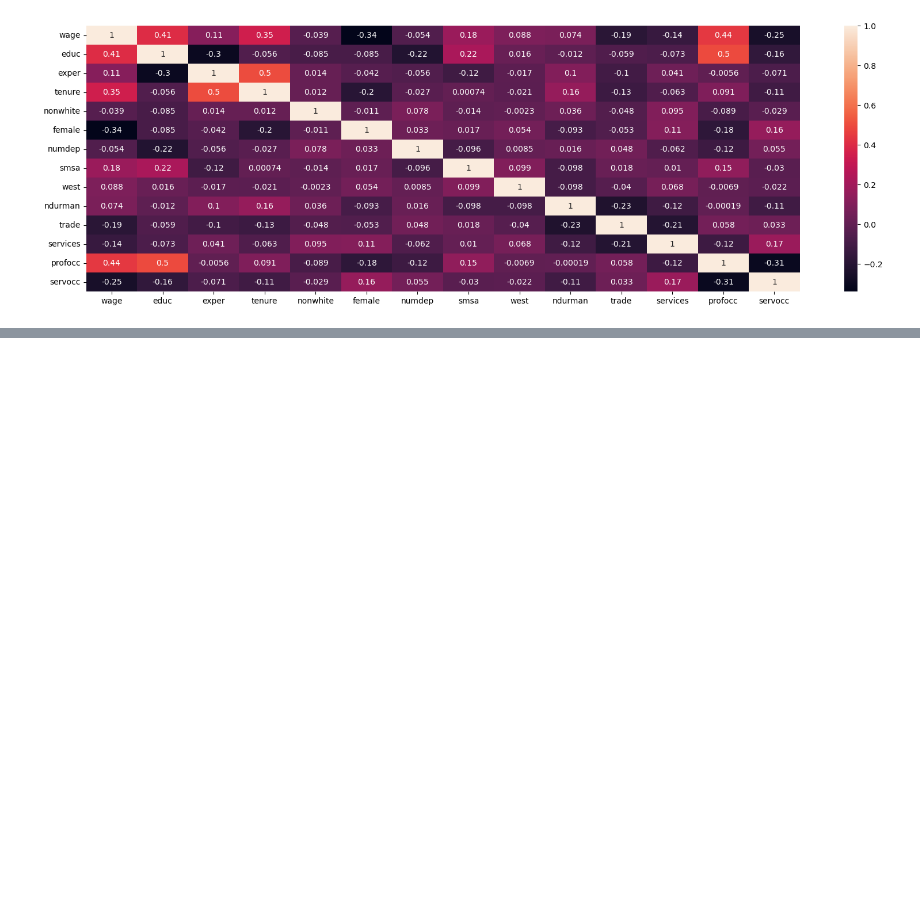
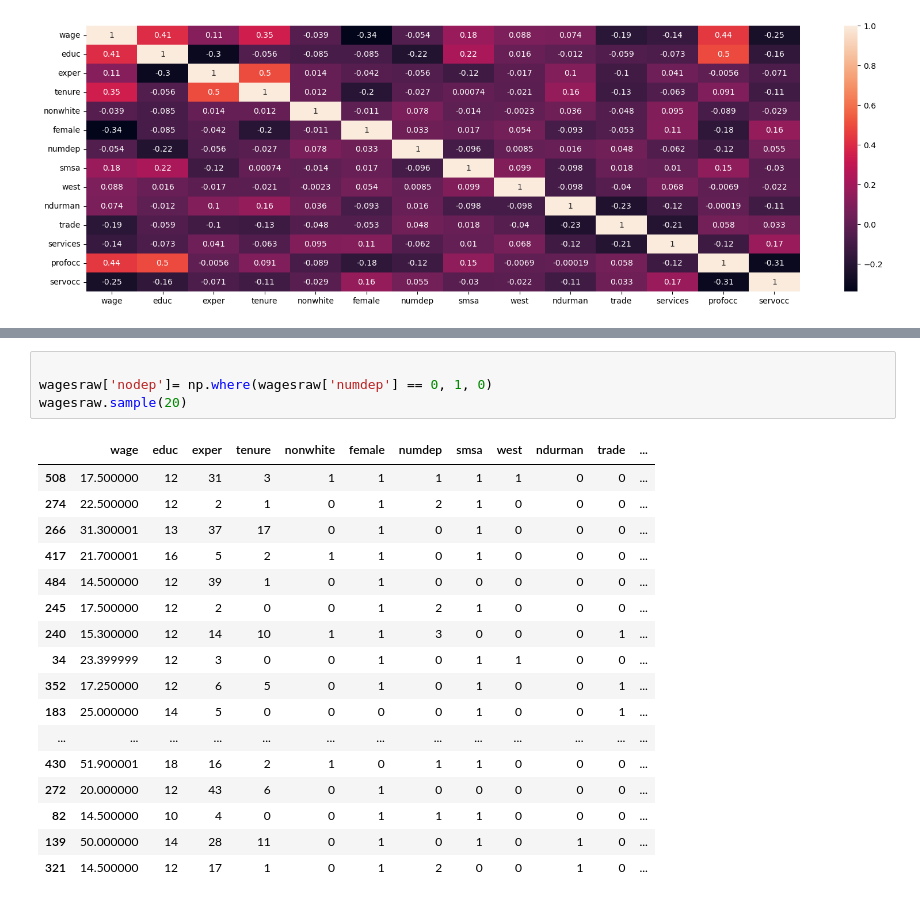
Before and after one commit to phrkyt/ImperialMBA_Regression, a Jupyter notebook: linear_regression.ipynb, the cells around one changed output, grey strips where cells are left out. Saved outputs shown, nothing was run; the diff lists cells and outputs as text; blank space fills up the shorter version.

```diff
--- a/linear_regression.ipynb
+++ b/linear_regression.ipynb
@@ -330,0 +647,22 @@ import scipy.stats
+# %%
+
+wagesraw['nodep']= np.where(wagesraw['numdep'] == 0, 1, 0)
+wagesraw.sample(20)
+# %% [output]
+|  | wage | educ | exper | tenure | nonwhite | female | numdep | smsa | west | ndurman | trade | ... |
+| 508 | 17.500000 | 12 | 31 | 3 | 1 | 1 | 1 | 1 | 1 | 0 | 0 | ... |
+| 274 | 22.500000 | 12 | 2 | 1 | 0 | 1 | 2 | 1 | 0 | 0 | 0 | ... |
+| 266 | 31.300001 | 13 | 37 | 17 | 0 | 1 | 0 | 1 | 0 | 0 | 0 | ... |
+| 417 | 21.700001 | 16 | 5 | 2 | 1 | 1 | 0 | 1 | 0 | 0 | 0 | ... |
+| 484 | 14.500000 | 12 | 39 | 1 | 0 | 1 | 0 | 0 | 0 | 0 | 0 | ... |
+| 245 | 17.500000 | 12 | 2 | 0 | 0 | 1 | 2 | 1 | 0 | 0 | 0 | ... |
+| 240 | 15.300000 | 12 | 14 | 10 | 1 | 1 | 3 | 0 | 0 | 0 | 1 | ... |
+| 34 | 23.399999 | 12 | 3 | 0 | 0 | 1 | 0 | 1 | 1 | 0 | 0 | ... |
+| 352 | 17.250000 | 12 | 6 | 5 | 0 | 1 | 0 | 1 | 0 | 0 | 1 | ... |
+| 183 | 25.000000 | 14 | 5 | 0 | 0 | 0 | 0 | 1 | 0 | 0 | 1 | ... |
+| ... | ... | ... | ... | ... | ... | ... | ... | ... | ... | ... | ... | ... |
+| 430 | 51.900001 | 18 | 16 | 2 | 1 | 0 | 1 | 1 | 0 | 0 | 0 | ... |
+| 272 | 20.000000 | 12 | 43 | 6 | 0 | 1 | 0 | 0 | 0 | 0 | 0 | ... |
+| 82 | 14.500000 | 10 | 4 | 0 | 0 | 1 | 1 | 1 | 0 | 0 | 0 | ... |
+| 139 | 50.000000 | 14 | 28 | 11 | 0 | 1 | 0 | 1 | 0 | 1 | 0 | ... |
+| 321 | 14.500000 | 12 | 17 | 1 | 0 | 1 | 2 | 0 | 0 | 1 | 0 | ... |
```
Also changed, not shown: parts of 17 cells of this notebook.
